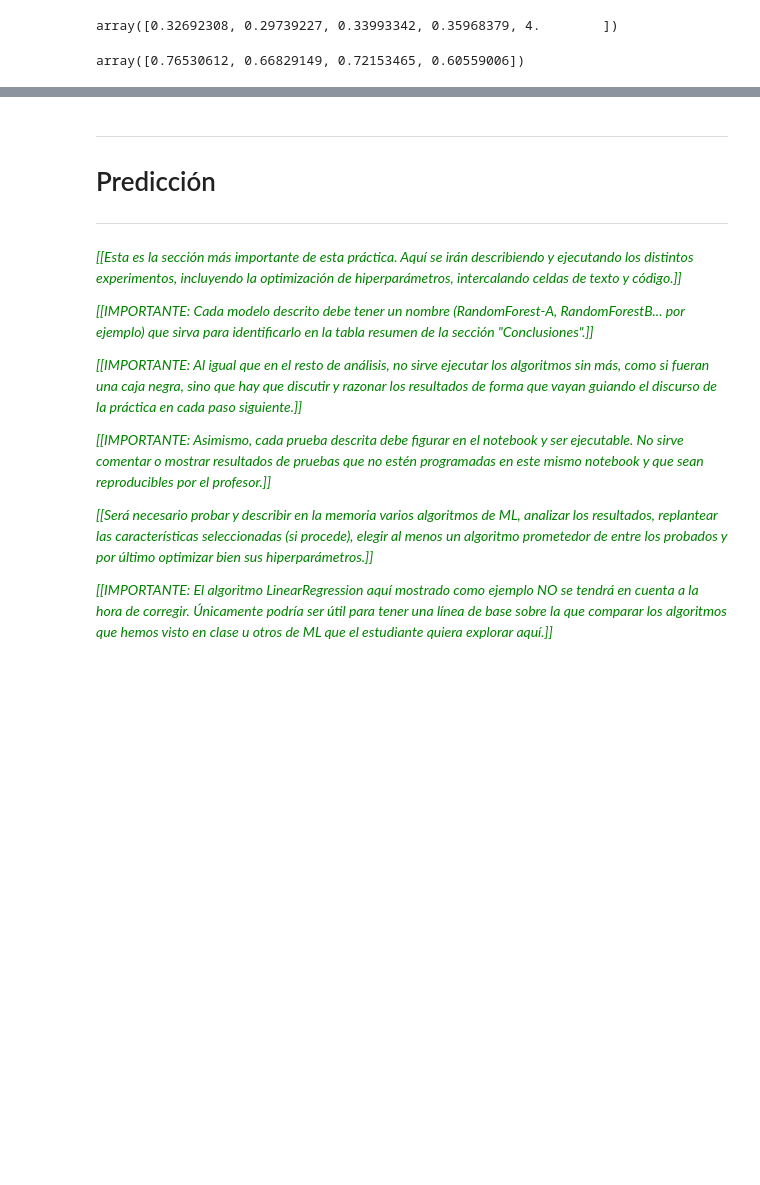
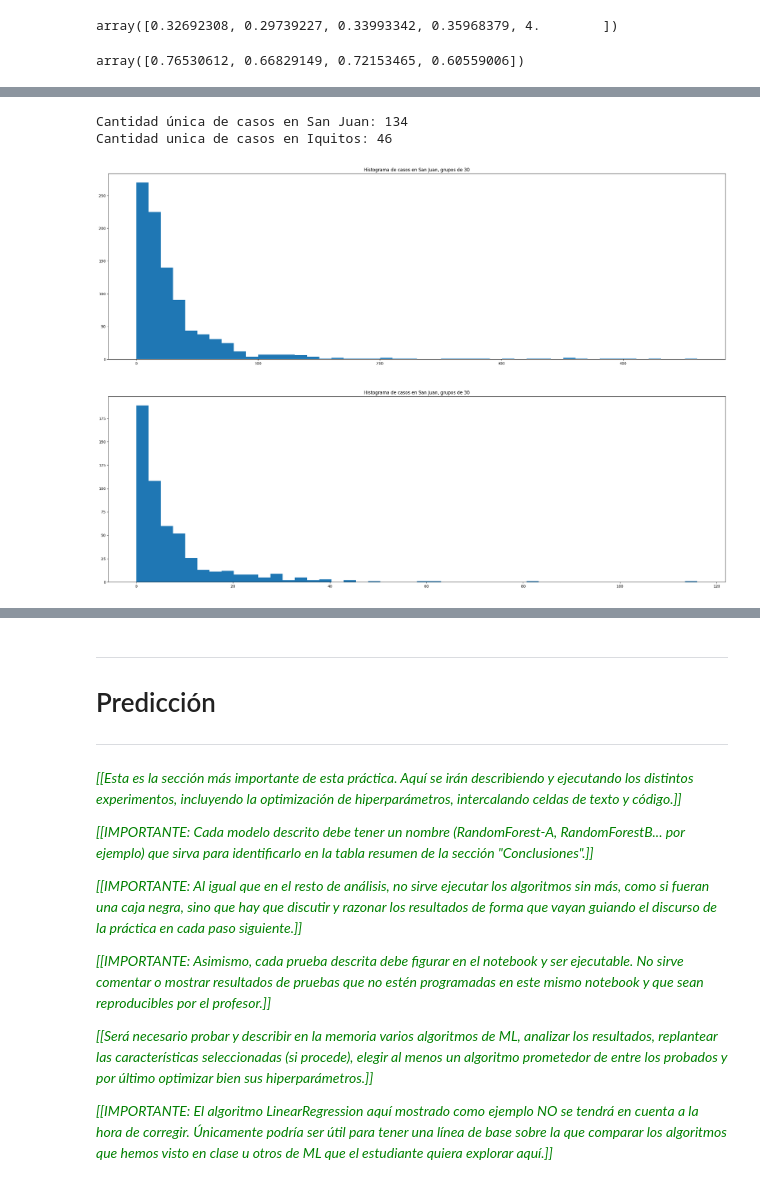
Before and after one commit to ernestopalacios/07MBID, a Jupyter notebook: AG2_ErnestoPalacios.ipynb, the cells around one changed output, grey strips where cells are left out. Cells and saved outputs as stored; diff of their text form; code cells hidden in the pictures; blank space fills up the shorter version.

```diff
--- a/AG2_ErnestoPalacios.ipynb
+++ b/AG2_ErnestoPalacios.ipynb
@@ -340,0 +345,22 @@ array([0.76530612, 0.66829149, 0.72153465, 0.60559006])
+# %%
+plt.figure(figsize = (30, 20))
+
+plt.subplot(2, 1, 1)
+plt.hist(sj_df['total_cases'], bins = 46)
+plt.title('Histograma de casos en San Juan, grupos de 30')
+
+print( "Cantidad única de casos en San Juan: {}".format( sj_df['total_cases'].nunique() ))
+
+plt.subplot(2, 1, 2)
+plt.hist(iq_df['total_cases'], bins = 46)
+plt.title('Histograma de casos en San Juan, grupos de 30')
+
+print( "Cantidad unica de casos en Iquitos: {}".format( iq_df['total_cases'].nunique() ))
+
+
+
+plt.show()
+# %% [output]
+Cantidad única de casos en San Juan: 134
+Cantidad unica de casos en Iquitos: 46
+[figure, added]
```
Also changed, not shown: parts of 13 cells of this notebook.
